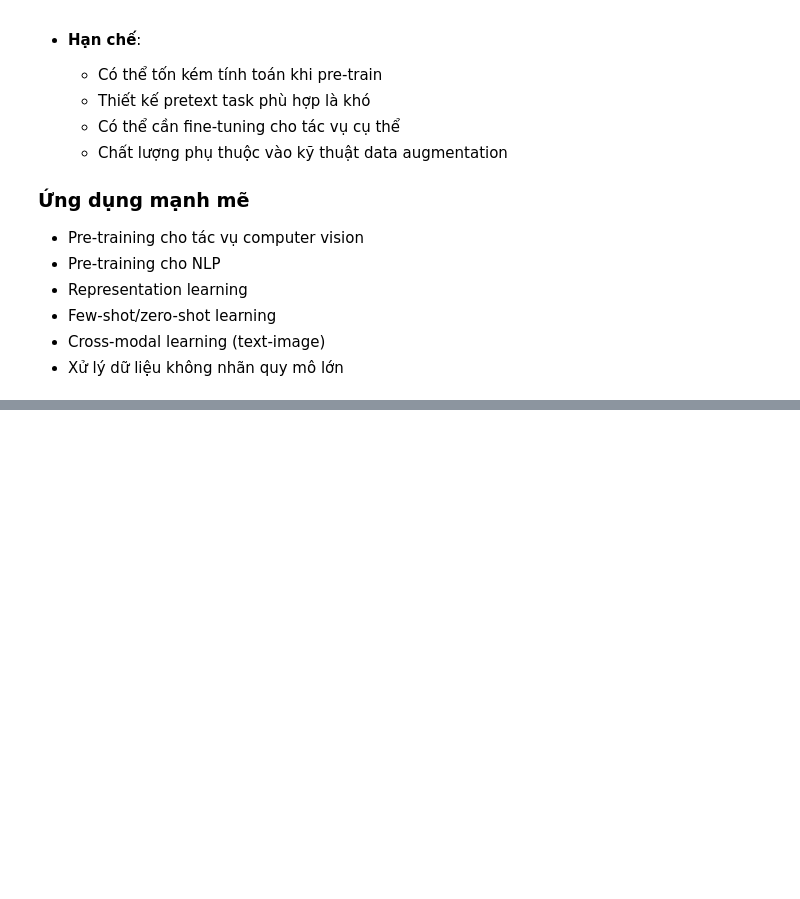
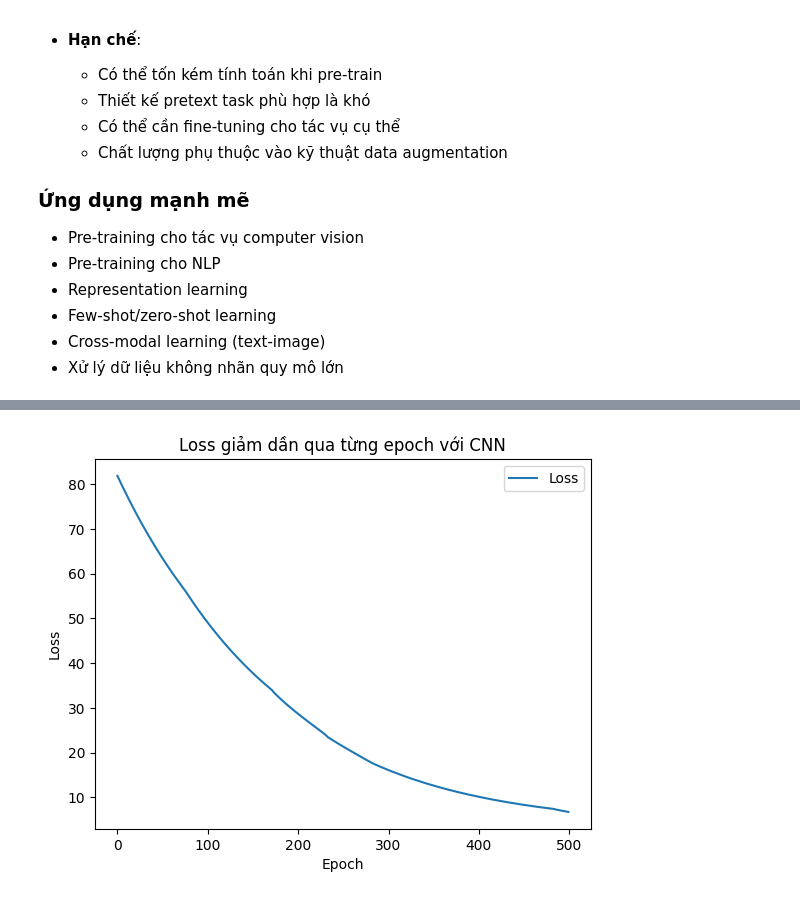
Before and after one commit to vananh2606/ClassificationFood, a Jupyter notebook: tutorial.ipynb, the cells around one changed output, grey strips where cells are left out. Cells and saved outputs as stored; diff of their text form; code cells hidden in the pictures; blank space fills up the shorter version.

```diff
--- a/tutorial.ipynb
+++ b/tutorial.ipynb
@@ -1179,0 +1366,94 @@ $$h_t = o_t \odot \tanh(c_t)$$
+# %%
+import torch
+import torch.nn as nn
+import matplotlib.pyplot as plt
+
+# Tạo input (3x3x3)
+x = torch.tensor(
+    [
+        [
+            [[1.0, 2, 3], [4, 5, 6], [7, 8, 9]],  # Channel 1
+            [[9.0, 8, 7], [6, 5, 4], [3, 2, 1]],  # Channel 2
+            [[1.0, 1, 1], [2, 2, 2], [3, 3, 3]],  # Channel 3
+        ]
+    ],
+    requires_grad=True,
+)
+
+
+# Tạo kernel (2x2) và BatchNorm
+conv = nn.Conv2d(in_channels=3, out_channels=3, kernel_size=2, stride=1, bias=False)
+batch_norm = nn.BatchNorm2d(3)  # Thêm BatchNorm
+relu = nn.ReLU(inplace=True)
+
+# Khởi tạo kernel với giá trị cụ thể Shape (3, 3, 2, 2)
+with torch.no_grad():
+    conv.weight = nn.Parameter(
+        torch.tensor(
+            [
+                [
+                    [[1.0, -1], [2, 0]],
+                    [[0.5, -0.5], [1, -1]],
+                    [[-1, 1], [0.5, -0.5]],
+                ],  # Kernel 1
+                [
+                    [[2.0, 1], [-2, 0]],
+                    [[1.5, -1], [-0.5, 0.5]],
+                    [[0, 0.5], [-1, 1]],
+                ],  # Kernel 2
+                [
+                    [[1.0, -1], [2, 0]],
+                    [[-1, 1], [0.5, -0.5]],
+                    [[2, -2], [1, -1]],
+                ],  # Kernel 3
+            ]
+        )
+    )
+
+# Giả sử nhãn thật
+y_true = torch.tensor([[[[5.0, 10], [14, 20]]]])
+
+# Optimizer
+optimizer = torch.optim.SGD(list(conv.parameters()) + list(batch_norm.parameters()), lr=0.01)
+
+# Lưu lịch sử loss
+loss_history = []
+
+# Training loop
+num_epochs = 500
+for epoch in range(num_epochs):
+    optimizer.zero_grad()  # Xóa gradient trước đó
+
+    # Forward pass với BatchNorm
+    output = conv(x)
+    if epoch % 5 == 0:
+        print(f"Epoch {epoch}: After Conv = {output}")
+    output_bn = batch_norm(output)  # Áp dụng BatchNorm
+    if epoch % 5 == 0:
+        print(f"Epoch {epoch}: After BatchNorm = {output_bn}")
+    output_rl = relu(output_bn)
+    if epoch % 5 == 0:
+        print(f"Epoch {epoch}: After ReLU = {output_rl}")
+
+    # Tính loss (MSE)
+    loss = torch.mean((output_rl - y_true) ** 2) / 2
+    loss_history.append(loss.item())
+
+    # Backward pass
+    loss.backward()
+
+    # Cập nhật trọng số
+    optimizer.step()
+
+    # In loss mỗi 5 epoch
+    if epoch % 5 == 0:
+        print(f"Epoch {epoch}: Loss = {loss.item()}")
+
+# Vẽ đồ thị loss
+plt.plot(loss_history, label="Loss")
+plt.xlabel("Epoch")
+plt.ylabel("Loss")
+plt.title("Loss giảm dần qua từng epoch với CNN")
+plt.legend()
+plt.show()
+# %% [output]
@@ -1179,0 +1477 @@ $$h_t = o_t \odot \tanh(c_t)$$
+[figure, added]
```
Also changed, not shown: parts of 11 cells of this notebook, 3 other files.
